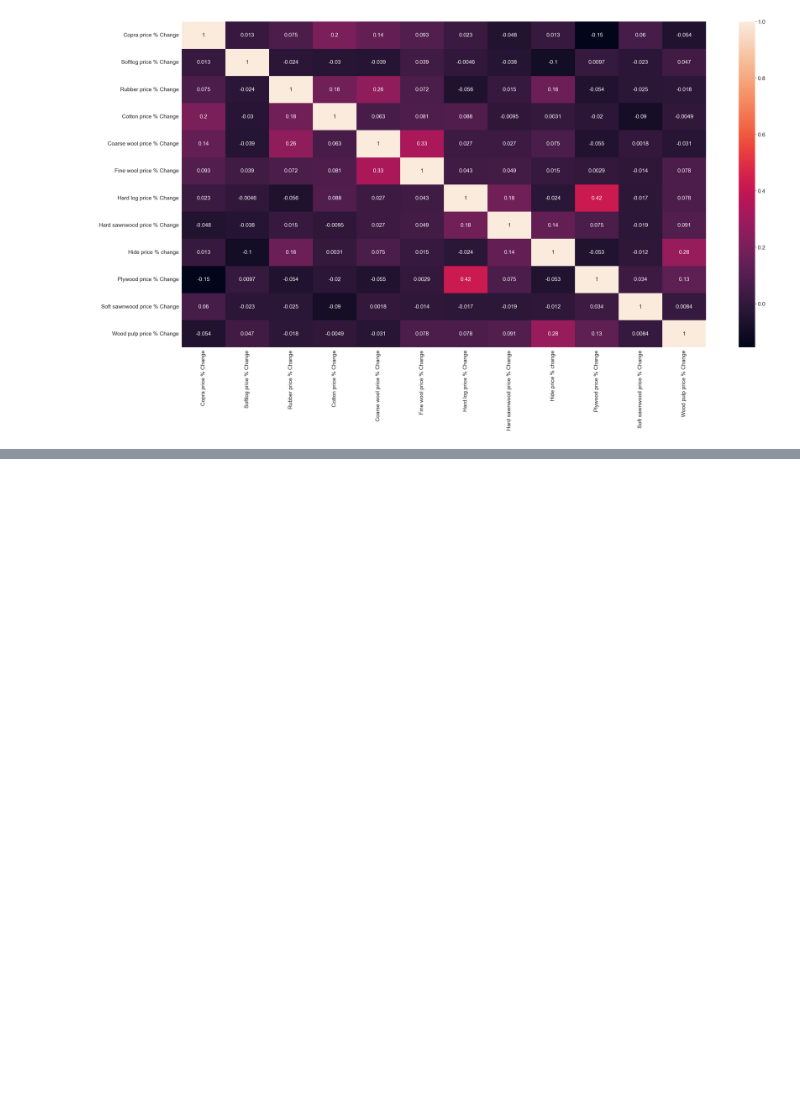
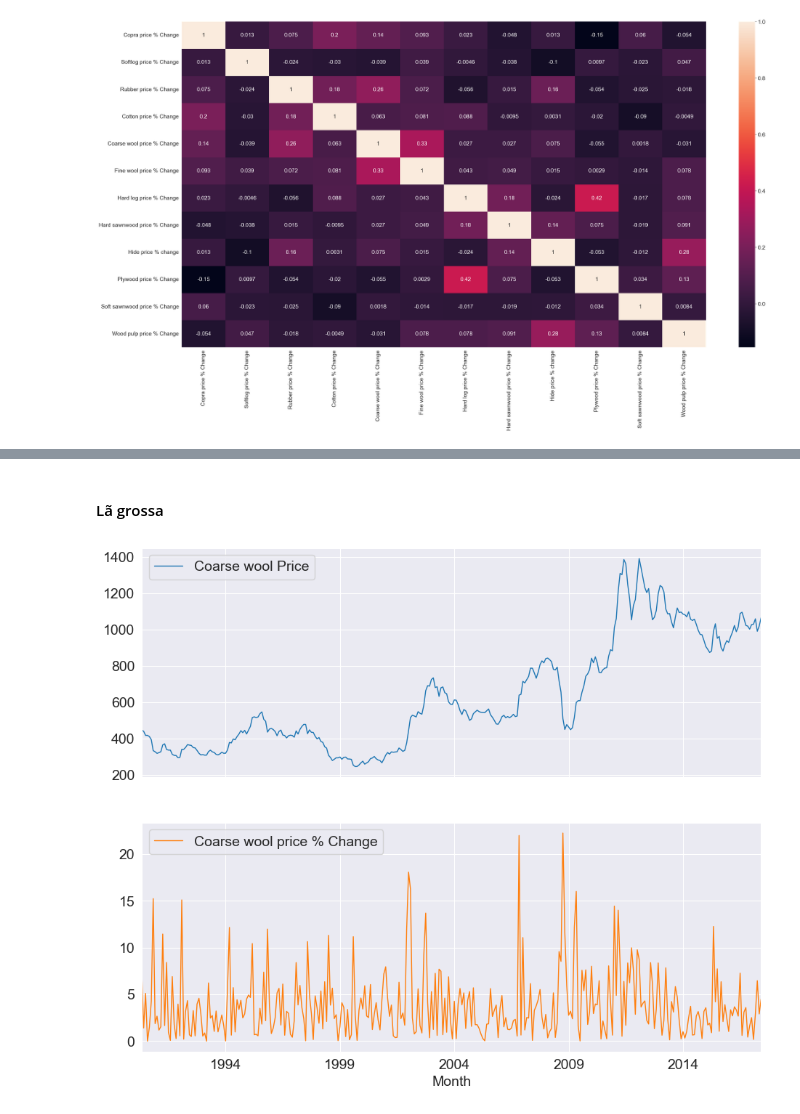
Before and after one commit to NatashaB-randao/Agricultural-Raw-Material-prices-1990-2020-, a Jupyter notebook: Agricultural.ipynb, the cells around one changed output, grey strips where cells are left out. Cells and saved outputs as stored; diff of their text form; code cells hidden in the pictures; blank space fills up the shorter version.

Commit message:
Compare prices to better understand which is the lowest

```diff
--- a/Agricultural.ipynb
+++ b/Agricultural.ipynb
@@ -157,0 +163,8 @@ plt.show()
+# %% [markdown]
+#### Lã grossa
+# %%
+axes=df[["Coarse wool Price", "Coarse wool price % Change"]].plot(figsize=(11, 9), subplots=True, linewidth=1)
+
+# esse código cria um gráfico usando duas colunas específicas do DataFrame df, com a primeira coluna representando os preços e a segunda coluna representando as mudanças percentuais nos preços. Os gráficos são dispostos em subgráficos separados e a largura da linha é definida como 1.
+# %% [output]
+[figure, added]
```
Also changed, not shown: parts of 7 cells of this notebook.
